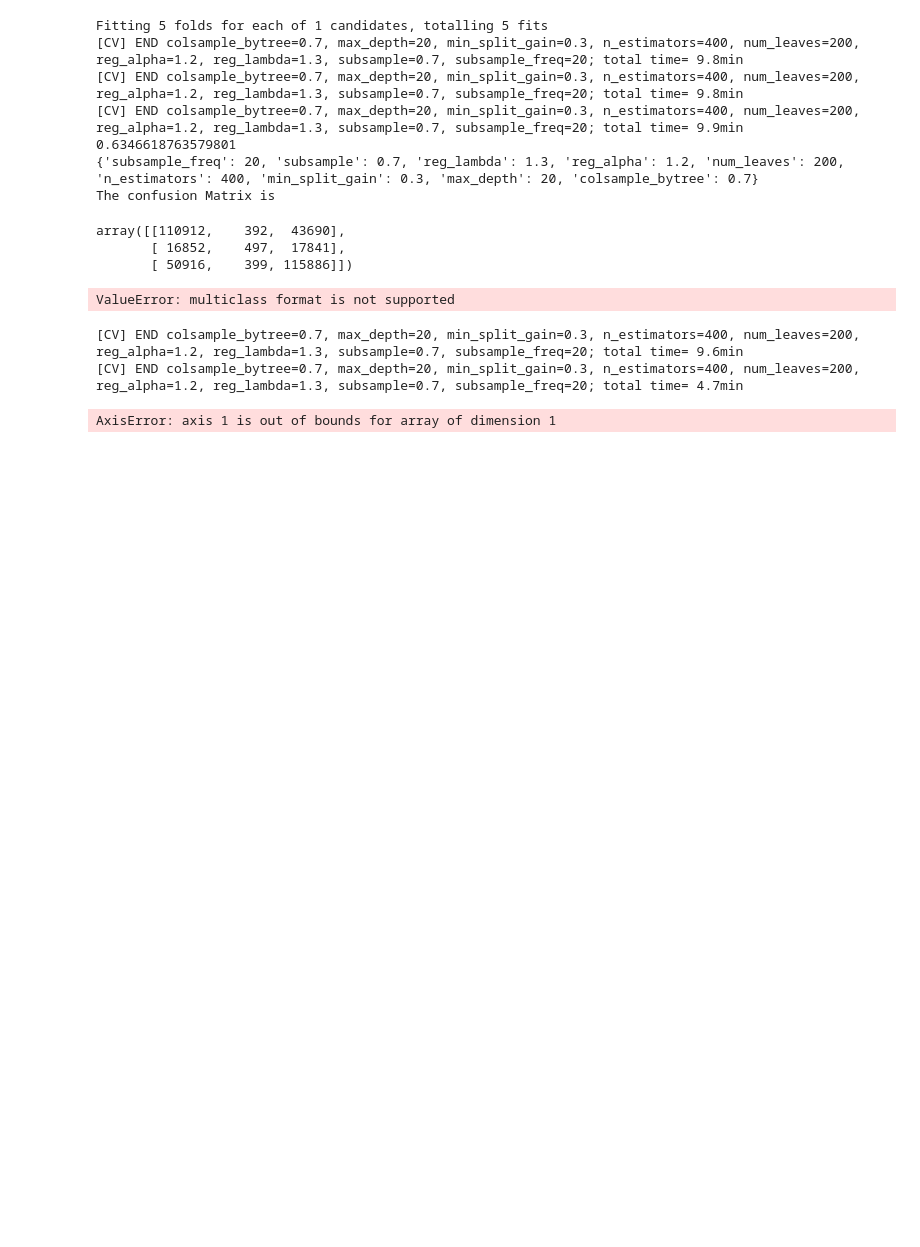
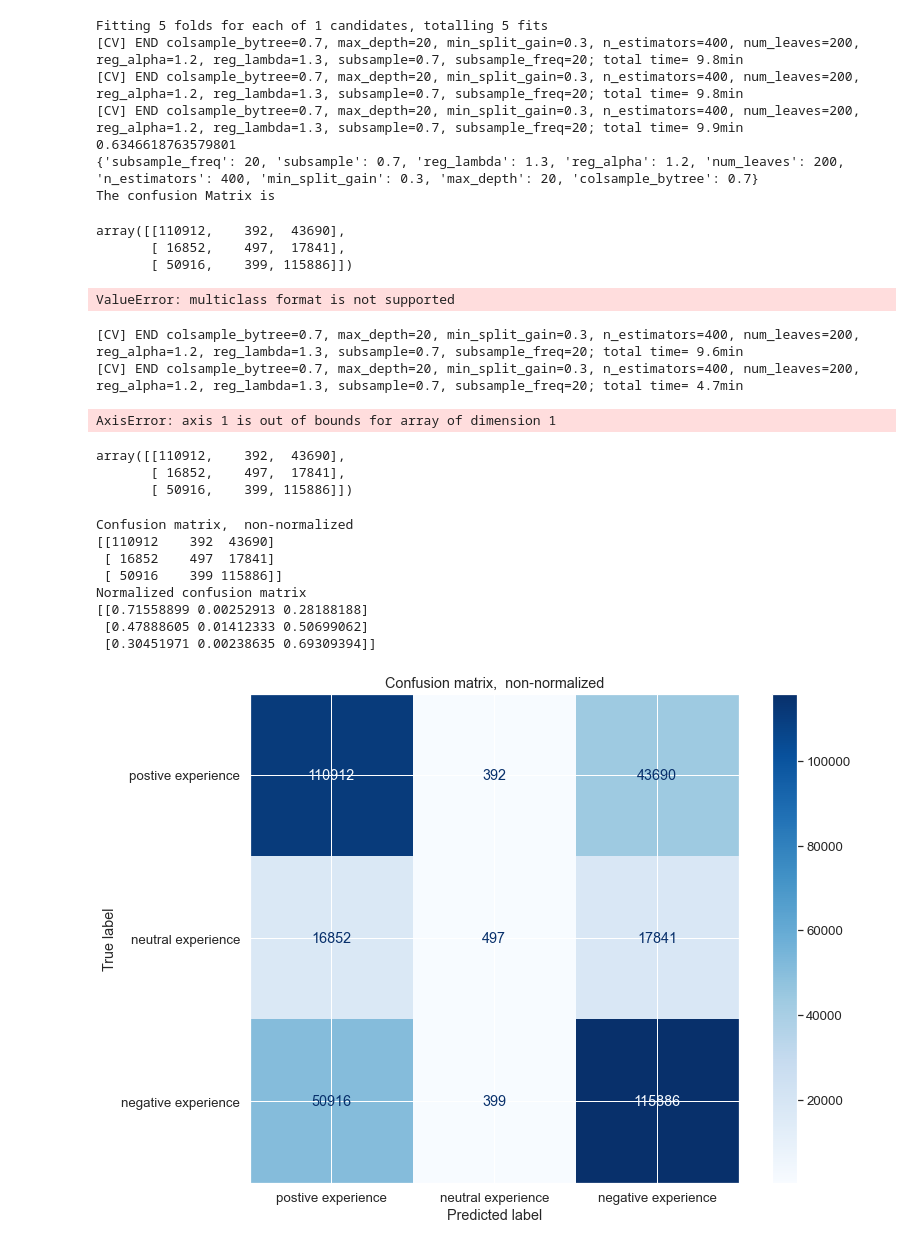
Before and after one commit to Cpizzle1/Rockclimbing-industry-project, a Jupyter notebook: notebooks/wikiclimber_virutal_env_jupyternotebook_xboost.ipynb, the cells around one changed output. Drawn from its saved outputs; the diff is of its cells as text; code cells hidden in the pictures; blank space fills up the shorter version.

Commit message:
confusion matrix added, and edits to readme

```diff
--- a/notebooks/wikiclimber_virutal_env_jupyternotebook_xboost.ipynb
+++ b/notebooks/wikiclimber_virutal_env_jupyternotebook_xboost.ipynb
@@ -727,0 +730,6 @@ for label in multi_class_series.unique():
+# %%
+confusion_matrix(y_test, pred)
+# %% [output]
+array([[110912,    392,  43690],
+       [ 16852,    497,  17841],
+       [ 50916,    399, 115886]])
@@ -727,0 +738,33 @@ for label in multi_class_series.unique():
+# %%
+class_names = ['postive experience', 'neutral experience', 'negative experience']
+titles_options = [
+    ("Confusion matrix,  non-normalized", None),
+    ("Normalized confusion matrix", "true"),
+]
+for title, normalize in titles_options:
+    disp = ConfusionMatrixDisplay.from_estimator(
+        model,
+        X_test,
+        y_test,
+        display_labels=class_names,
+        cmap=plt.cm.Blues,
+        normalize=normalize,
+    )
+    disp.ax_.set_title(title)
+
+    print(title)
+    print(disp.confusion_matrix)
+
+plt.savefig('confusion_matrix.png');
+
+plt.show()
+# %% [output]
+Confusion matrix,  non-normalized
+[[110912    392  43690]
+ [ 16852    497  17841]
+ [ 50916    399 115886]]
+Normalized confusion matrix
+[[0.71558899 0.00252913 0.28188188]
+ [0.47888605 0.01412333 0.50699062]
+ [0.30451971 0.00238635 0.69309394]]
+[figure, added]
```
Also changed, not shown: parts of 4 cells of this notebook, 7 other files.
